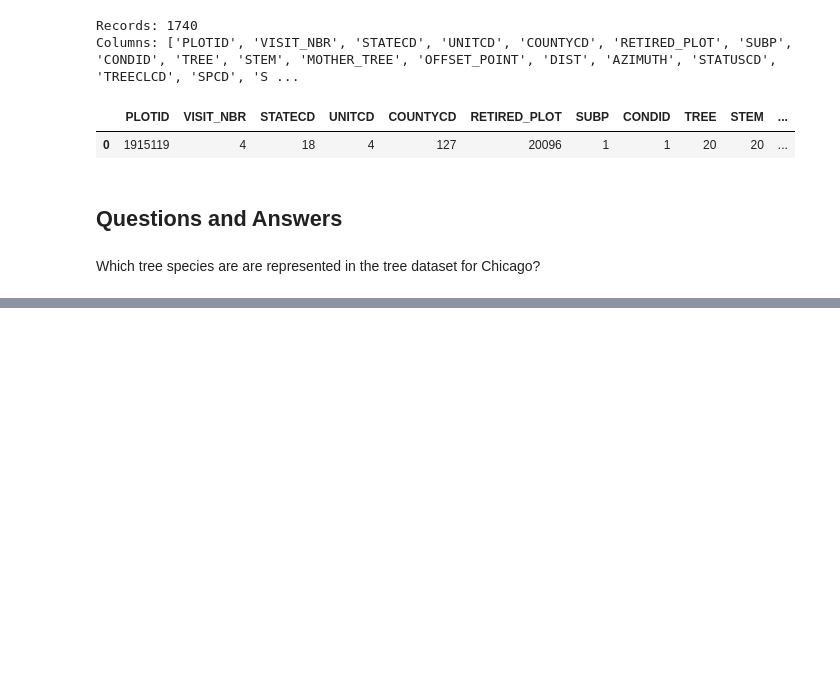
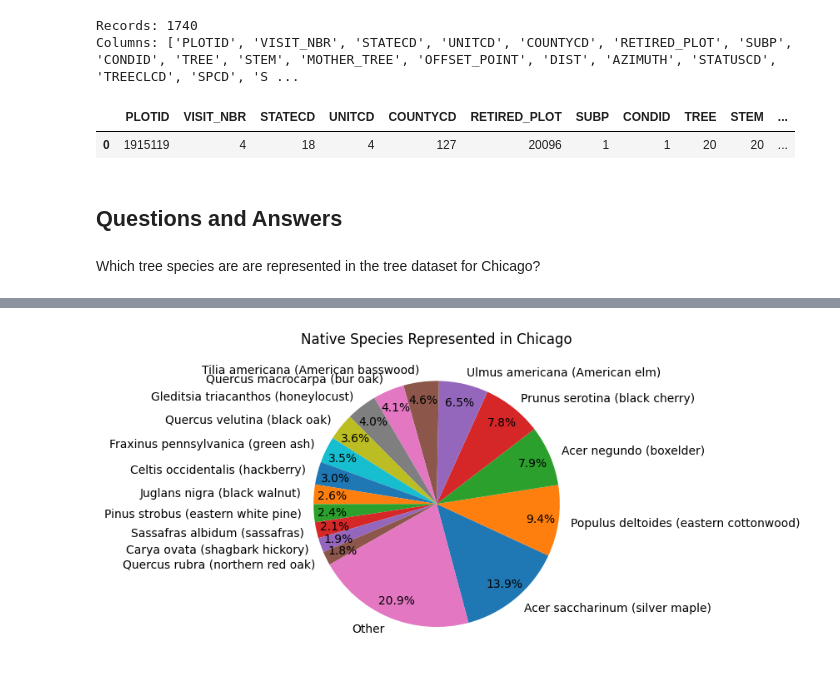
Before and after one commit to fractalate/data-trees, a Jupyter notebook: explore_chicago_il.ipynb, the cells around one changed output, grey strips where cells are left out. Saved outputs shown, nothing was run; the diff lists cells and outputs as text; code cells hidden in the pictures; blank space fills up the shorter version.

```diff
--- a/explore_chicago_il.ipynb
+++ b/explore_chicago_il.ipynb
@@ -687,0 +414,24 @@ Name: count, dtype: int64
+# %%
+df = df_trees_chicago[df_trees_chicago['NATIVITY'] == 'native']
+
+df_labeled = df['GENUS'] + ' ' + df['SPECIES'] + ' (' + df['COMMON_NAME'] + ')'
+df_labeled_counts = df_labeled.value_counts()
+
+threshold = 20  # Determined by fiddling.
+df_labeled_filtered = df_labeled_counts[df_labeled_counts >= threshold]
+df_labeled_others = df_labeled_counts[df_labeled_counts < threshold].sum()
+
+df_labeled_final = df_labeled_filtered.copy()
+if df_labeled_others > 0:
+    df_labeled_final['Other'] = df_labeled_others
+
+ax = df_labeled_final.plot.pie(
+    title='Native Species Represented in Chicago',
+    autopct='%1.1f%%',
+    pctdistance=0.85,  # Determined by fiddling.
+    startangle=-75,  # Determined by fiddling.
+)
+ax.set_ylabel('')
+pass
+# %% [output]
+[figure, added]
```
Also changed, not shown: parts of 26 cells of this notebook.
